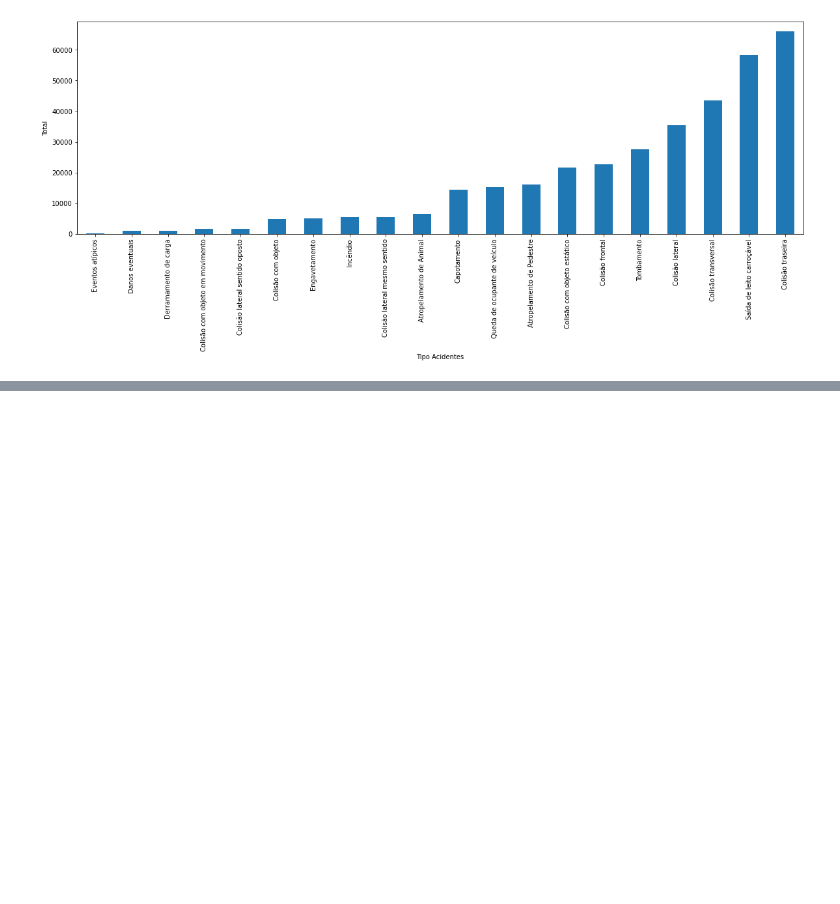
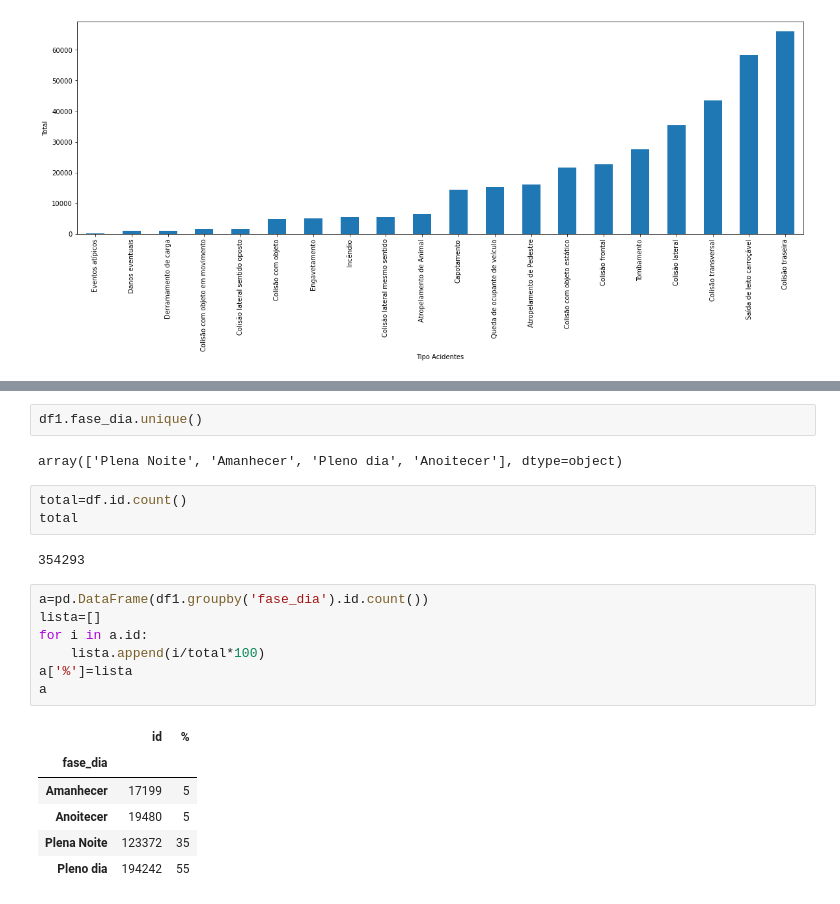
Before and after one commit to evelinemg/projetofinal, a Jupyter notebook: PandasTransformacao.ipynb, the cells around one changed output, grey strips where cells are left out. Cells and saved outputs as stored; diff of their text form; blank space fills up the shorter version.

```diff
--- a/PandasTransformacao.ipynb
+++ b/PandasTransformacao.ipynb
@@ -272,0 +284,23 @@ df1.groupby('tipo_acidente').id.count().sort_values().plot(kind='bar', figsize=(
+# %%
+df1.fase_dia.unique()
+# %% [output]
+array(['Plena Noite', 'Amanhecer', 'Pleno dia', 'Anoitecer'], dtype=object)
+# %%
+total=df.id.count()
+total
+# %% [output]
+354293
+# %%
+a=pd.DataFrame(df1.groupby('fase_dia').id.count())
+lista=[]
+for i in a.id:
+    lista.append(i/total*100)
+a['%']=lista
+a
+# %% [output]
+|  | id | % |
+| fase_dia |  |  |
+| Amanhecer | 17199 | 5 |
+| Anoitecer | 19480 | 5 |
+| Plena Noite | 123372 | 35 |
+| Pleno dia | 194242 | 55 |
```
Also changed, not shown: parts of 4 cells of this notebook.
